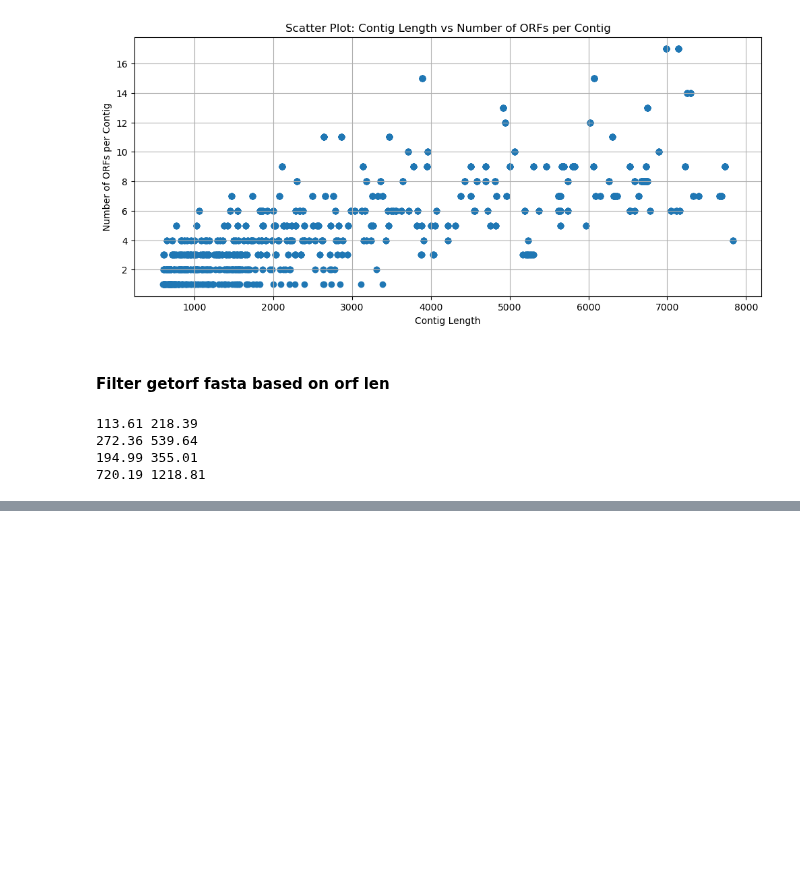
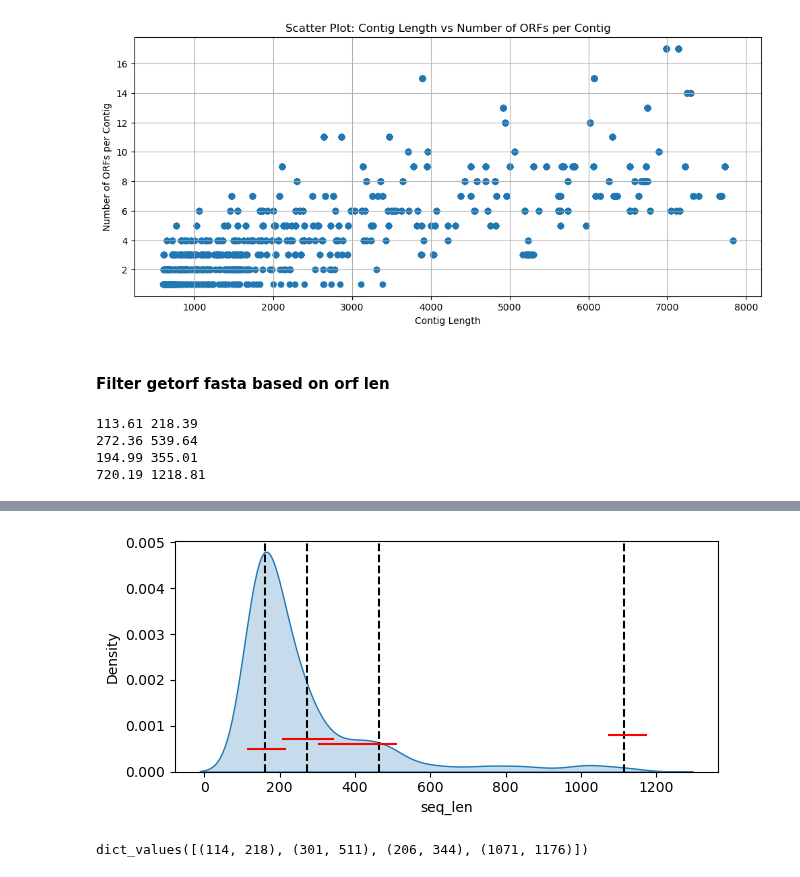
Before and after one commit to nezapajek/project-tobamo, a Jupyter notebook: analysis/whole_orf/01_getorf_candidates.ipynb, the cells around one changed output, grey strips where cells are left out. Drawn from its saved outputs; the diff is of its cells as text; code cells hidden in the pictures; blank space fills up the shorter version.

```diff
--- a/analysis/whole_orf/01_getorf_candidates.ipynb
+++ b/analysis/whole_orf/01_getorf_candidates.ipynb
@@ -169,0 +245,15 @@ for protein in proteins:
+# %%
+fig, ax = plt.subplots(figsize=(7,3))
+fig = sns.kdeplot(getorf_270_3510.seq_len, fill=True)
+
+# Add vertical lines
+vertical_lines = [1115.04, 272.81, 463.94, 160.74]  # List of x-values for vertical lines
+for x in vertical_lines:
+    ax.axvline(x=x, color='black', linestyle='--')
+y = 0.0005
+# Add horizontal lines
+for val in expanded_ranges.values():
+    plt.hlines(y=y, color='red', xmin = val[0], xmax=val[1])
+    y += 0.0001
+# %% [output]
+[figure, added]
@@ -169,0 +280,4 @@ for protein in proteins:
+# %%
+expanded_ranges.values()
+# %% [output]
+dict_values([(114, 218), (301, 511), (206, 344), (1071, 1176)])
```
Also changed, not shown: parts of 25 cells of this notebook, 9 other files.
